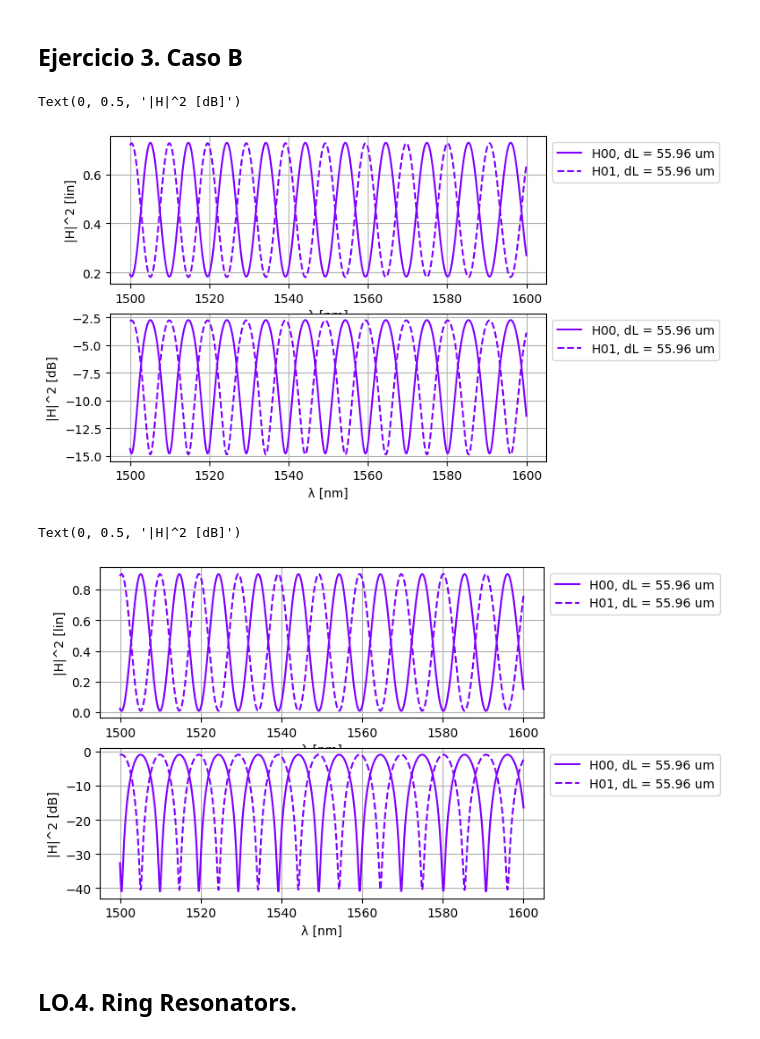
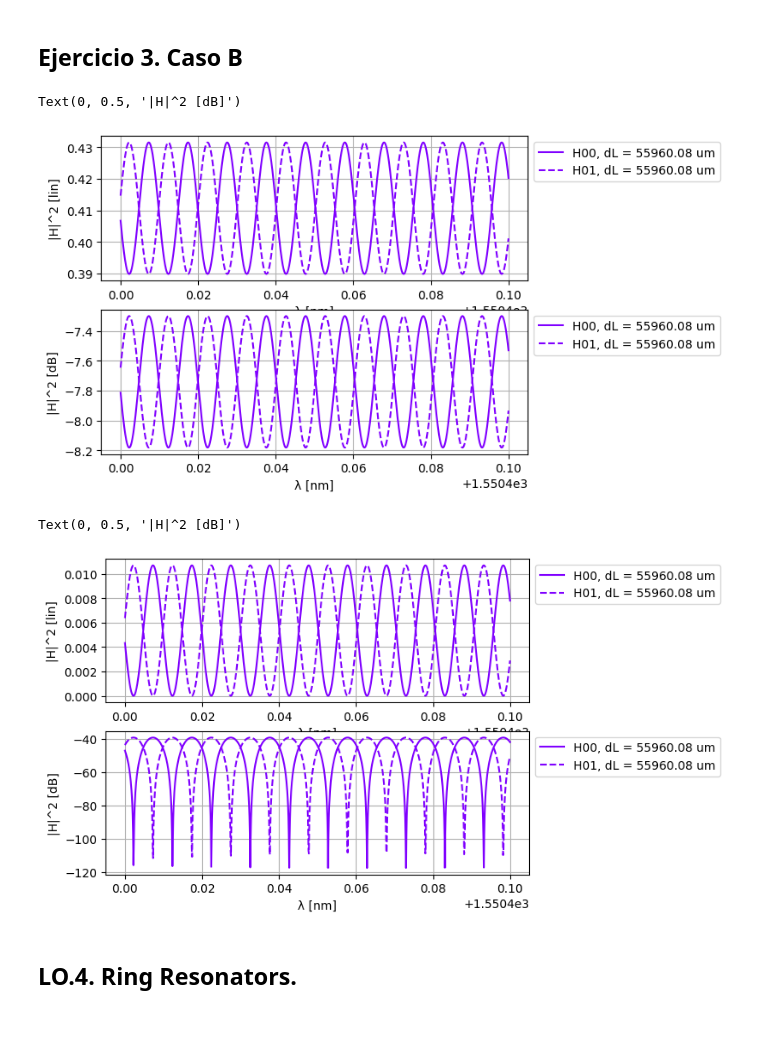
Before and after one commit to AlexiaRR/cifoin-lab3, a Jupyter notebook: CIRCUITS_&_COMPACT_MODELS.ipynb, the cells around one changed output. Saved outputs shown, nothing was run; the diff lists cells and outputs as text; code cells hidden in the pictures.

```diff
--- a/CIRCUITS_&_COMPACT_MODELS.ipynb
+++ b/CIRCUITS_&_COMPACT_MODELS.ipynb
@@ -123,7 +128,7 @@ $$
 # coupling: Coupling coefficient (between 0 and 1)
 # You MUST update the model with the parameters you found in your Laboratory 2:
 # Excess loss, actual phase shift.
-def coupler(coupling=0.1) -> sax.SDict:
+def coupler(coupling=0.5) -> sax.SDict:
     kappa = coupling**0.5
     tau = (1 - coupling) ** 0.5
     # The coupler is a reciprocal device, so we use sax.reciprocal to create the SDict
@@ -518,12 +526,12 @@ mzi, info = sax.circuit(
     },
 )
 
-wl = jnp.linspace(1.5, 1.6, 1000000)
+wl = jnp.linspace(1.5504, 1.5505, 1000)
 
 # Length values to simulate. We have a base length and we will vary the length of one arm using delta_l_v
 
 l_base = 1000.0
-delta_l_v =  np.array([55.9600840224255,])
+delta_l_v =  np.array([55960.0840224255,])
 # Testbench
 mzi_test = []
 
@@ -600,10 +608,10 @@ mzi, info = sax.circuit(
     netlist={
         # Define instances of couplers and waveguides
         "instances": {
-            "coup_E": "couplerB",
+            "coup_E": "couplerA",
             "wvg_N": "waveguide",
             "wvg_S": "waveguide",
-            "coup_W": "couplerA",
+            "coup_W": "couplerB",
         },
         # Define connections between the instances
         "connections": {
@@ -629,12 +637,12 @@ mzi, info = sax.circuit(
     },
 )
 
-wl = jnp.linspace(1.5, 1.6, 1000000)
+wl = jnp.linspace(1.5504, 1.5505, 1000000)
 
 # Length values to simulate. We have a base length and we will vary the length of one arm using delta_l_v
 
 l_base = 1000.0
-delta_l_v =  np.array([55.9600840224255,])
+delta_l_v =  np.array([55960.0840224255,])
 # Testbench
 mzi_test = []
 
@@ -670,9 +678,9 @@ ax[0].set_ylabel("|H|^2 [lin]")
 ax[1].set_ylabel("|H|^2 [dB]")
 # %% [output]
 Text(0, 0.5, '|H|^2 [dB]')
-[figure, old version]
+[figure, new version]
 # %%
-def couplerA(coupling=0.6) -> sax.SDict:
+def couplerA(coupling=0.994) -> sax.SDict:
     kappa = coupling**0.5
     tau = (1 - coupling) ** 0.5
     # The coupler is a reciprocal device, so we use sax.reciprocal to create the SDict
@@ -709,10 +717,10 @@ mzi, info = sax.circuit(
     netlist={
         # Define instances of couplers and waveguides
         "instances": {
-            "coup_E": "couplerB",
+            "coup_E": "couplerA",
             "wvg_N": "waveguide",
             "wvg_S": "waveguide",
-            "coup_W": "couplerA",
+            "coup_W": "couplerB",
         },
         # Define connections between the instances
         "connections": {
@@ -738,12 +746,12 @@ mzi, info = sax.circuit(
     },
 )
 
-wl = jnp.linspace(1.5, 1.6, 1000)
+wl = jnp.linspace(1.5504, 1.5505, 1000)
 
 # Length values to simulate. We have a base length and we will vary the length of one arm using delta_l_v
 
 l_base = 1000.0
-delta_l_v =  np.array([55.9600840224255,])
+delta_l_v =  np.array([55960.0840224255,])
 # Testbench
 mzi_test = []
 
@@ -752,34 +760,34 @@ color = cm.rainbow(np.linspace(0, 1, n_curves))
 
 fig, ax = plt.subplots(2,1)
 for i, delta_l in enumerate(delta_l_v):
     # Simulate MZI with given length difference
     # We can access the waveguide lengths by using the instance names defined in the circuit
     # First we instantiate the MZI with the desired lengths
     mzi_test = mzi(wl=wl, wvg_S={"length": l_base}, wvg_N={"length": l_base+delta_l})
     # Then we can extract the S-parameters using the port names defined in the circuit
     H00 = mzi_test["in0", "out0"]
     H01 = mzi_test["in0", "out1"]
 
     H00_dB = 20.0*jnp.log10(np.abs(H00) ** 2)
     H01_dB = 20.0*jnp.log10(np.abs(H01) ** 2)
 
     ax[0].plot(wl * 1e3, np.abs(H00)**2, linestyle="-", color=color[i], label=f"H00, dL = {delta_l:.2f} um")
     ax[0].plot(wl * 1e3, np.abs(H01)**2, linestyle="--", color=color[i], label=f"H01, dL = {delta_l:.2f} um")
 
     ax[1].plot(wl * 1e3, H00_dB, linestyle="-", color=color[i], label=f"H00, dL = {delta_l:.2f} um")
     ax[1].plot(wl * 1e3, H01_dB, linestyle="--", color=color[i], label=f"H01, dL = {delta_l:.2f} um")
 
 for i in range(0,2):
     ax[i].grid(visible=True)
     ax[i].legend(fontsize=8)
     ax[i].set_xlabel("λ [nm]")
     ax[i].legend(loc='upper left', bbox_to_anchor=(1, 1))
 
 ax[0].set_ylabel("|H|^2 [lin]")
 ax[1].set_ylabel("|H|^2 [dB]")
 # %% [output]
 Text(0, 0.5, '|H|^2 [dB]')
-[figure, old version]
+[figure, new version]
 # %% [markdown]
 ## LO.4. Ring Resonators.
 # %% [markdown]
```
Also changed, not shown: parts of 5 cells of this notebook, 1 other file.
